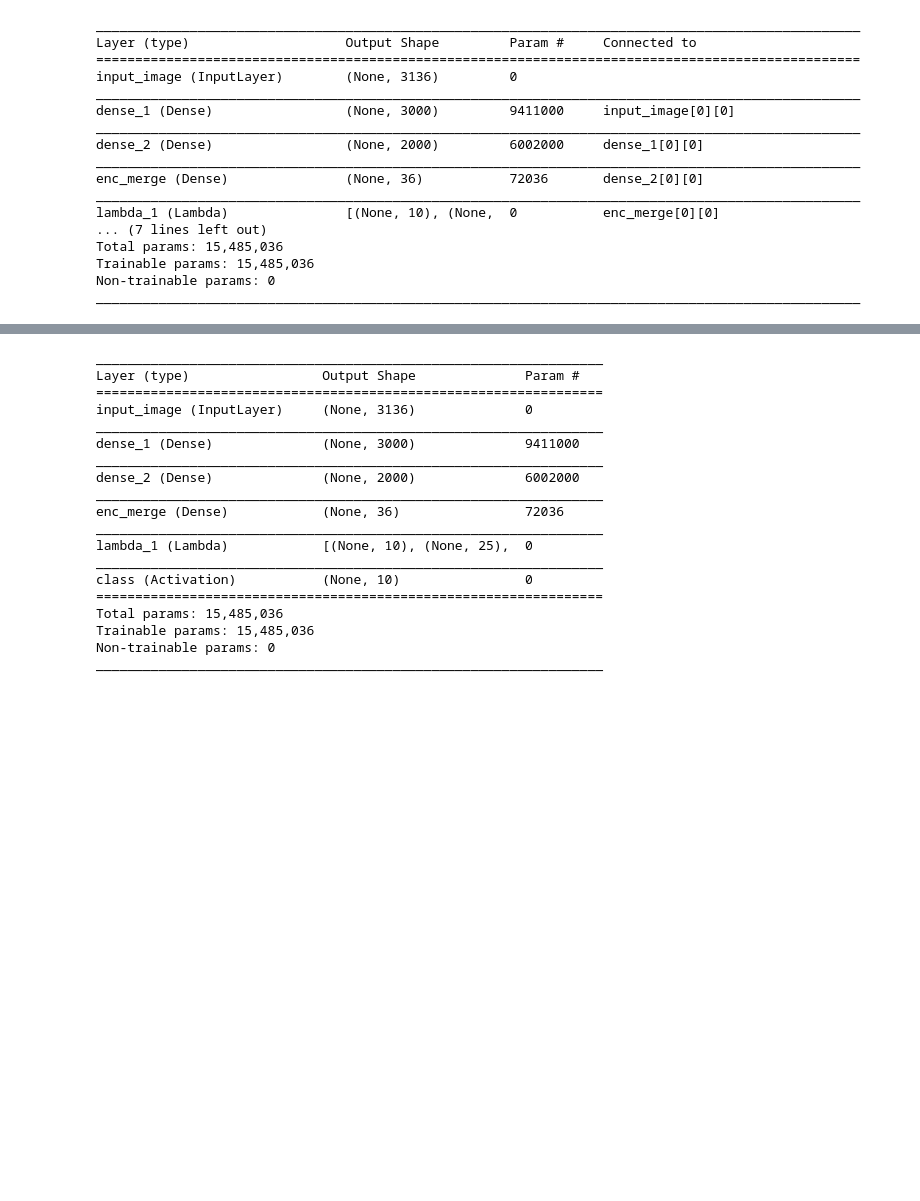
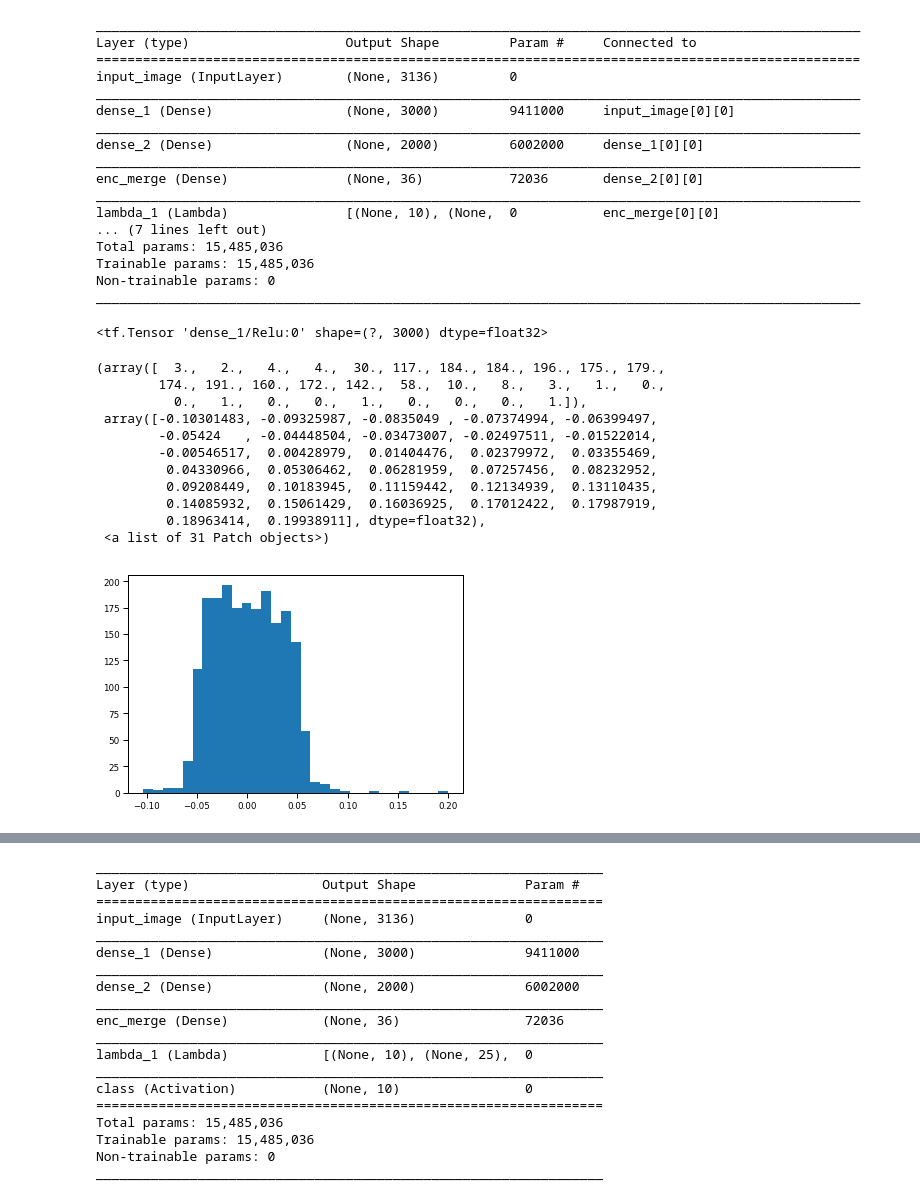
Before and after one commit to elijahc/vae, a Jupyter notebook: notebooks/05-vae-fa-no-xcov.ipynb, the cells around one changed output, grey strips where cells are left out. Drawn from its saved outputs; the diff is of its cells as text; code cells hidden in the pictures; blank space fills up the shorter version.

```diff
--- a/notebooks/05-vae-fa-no-xcov.ipynb
+++ b/notebooks/05-vae-fa-no-xcov.ipynb
@@ -244,0 +269,4 @@ classifier = Model(trainer.input,trainer.y_class)
+# %%
+trainer.model.get_layer(name='dense_1').output
+# %% [output]
+<tf.Tensor 'dense_1/Relu:0' shape=(?, 3000) dtype=float32>
@@ -244,0 +279,17 @@ classifier = Model(trainer.input,trainer.y_class)
+# %%
+z_w_k = K.get_value(z_encoder.get_layer('enc_merge').weights[0])[:,10:-1]
+# %%
+plt.hist(z_w_k[:,7],bins=31)
+# %% [output]
+(array([  3.,   2.,   4.,   4.,  30., 117., 184., 184., 196., 175., 179.,
+        174., 191., 160., 172., 142.,  58.,  10.,   8.,   3.,   1.,   0.,
+          0.,   1.,   0.,   0.,   1.,   0.,   0.,   0.,   1.]),
+ array([-0.10301483, -0.09325987, -0.0835049 , -0.07374994, -0.06399497,
+        -0.05424   , -0.04448504, -0.03473007, -0.02497511, -0.01522014,
+        -0.00546517,  0.00428979,  0.01404476,  0.02379972,  0.03355469,
+         0.04330966,  0.05306462,  0.06281959,  0.07257456,  0.08232952,
+         0.09208449,  0.10183945,  0.11159442,  0.12134939,  0.13110435,
+         0.14085932,  0.15061429,  0.16036925,  0.17012422,  0.17987919,
+         0.18963414,  0.19938911], dtype=float32),
+ <a list of 31 Patch objects>)
+[figure, added]
```
Also changed, not shown: parts of 35 cells of this notebook, 8 other files.
